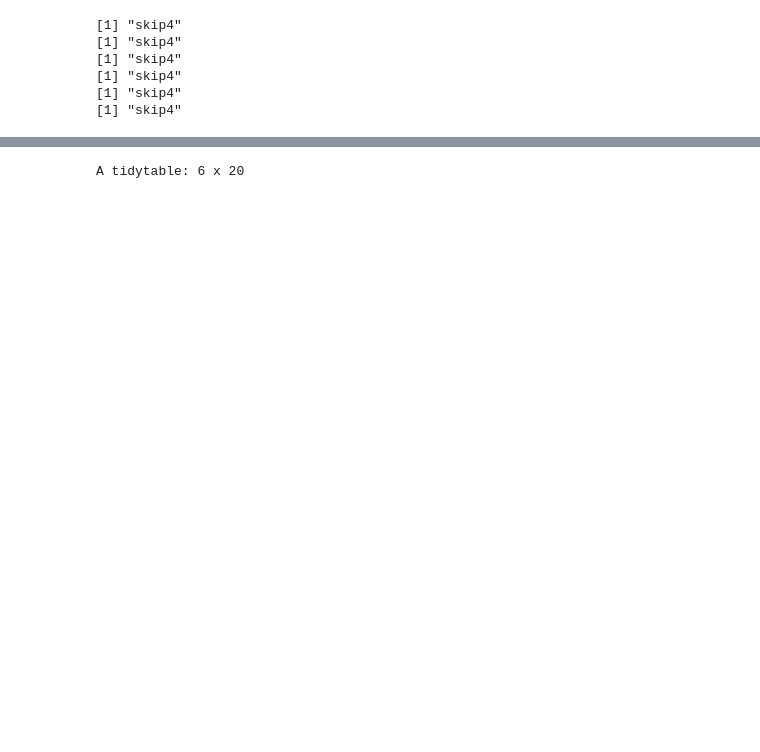
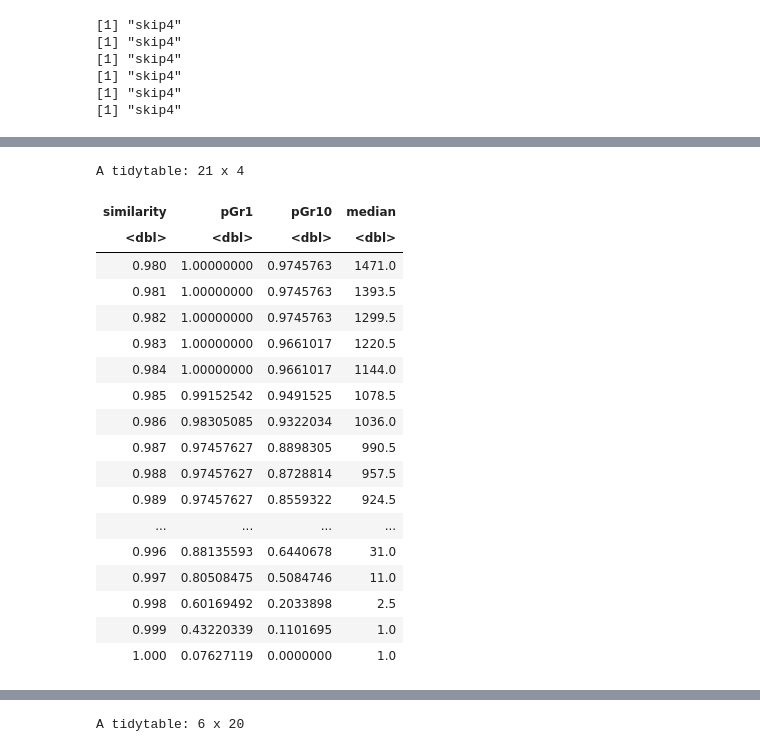
Before and after one commit to jnrunge/TRD, a Jupyter notebook: 03_GenomicSignals/01_pixy.ipynb, the cells around one changed output, grey strips where cells are left out. Saved outputs shown, nothing was run; the diff lists cells and outputs as text; code cells hidden in the pictures; blank space fills up the shorter version.

```diff
--- a/03_GenomicSignals/01_pixy.ipynb
+++ b/03_GenomicSignals/01_pixy.ipynb
@@ -181,3 +312,27 @@ for(c in crosses){
+# %%
+group_by(similarity_number_of_samples, similarity)%>%summarize(pGr1=sum(num_samples_similar_to_distorter>1)/n(),
+                                                              pGr10=sum(num_samples_similar_to_distorter>10)/n(),
+                                                              median=median(num_samples_similar_to_distorter))
+# %% [output]
+A tidytable: 21 x 4
+| similarity | pGr1 | pGr10 | median |
+| <dbl> | <dbl> | <dbl> | <dbl> |
+| 0.980 | 1.00000000 | 0.9745763 | 1471.0 |
+| 0.981 | 1.00000000 | 0.9745763 | 1393.5 |
+| 0.982 | 1.00000000 | 0.9745763 | 1299.5 |
+| 0.983 | 1.00000000 | 0.9661017 | 1220.5 |
+| 0.984 | 1.00000000 | 0.9661017 | 1144.0 |
+| 0.985 | 0.99152542 | 0.9491525 | 1078.5 |
+| 0.986 | 0.98305085 | 0.9322034 | 1036.0 |
+| 0.987 | 0.97457627 | 0.8898305 | 990.5 |
+| 0.988 | 0.97457627 | 0.8728814 | 957.5 |
+| 0.989 | 0.97457627 | 0.8559322 | 924.5 |
+| ... | ... | ... | ... |
+| 0.996 | 0.88135593 | 0.6440678 | 31.0 |
+| 0.997 | 0.80508475 | 0.5084746 | 11.0 |
+| 0.998 | 0.60169492 | 0.2033898 | 2.5 |
+| 0.999 | 0.43220339 | 0.1101695 | 1.0 |
+| 1.000 | 0.07627119 | 0.0000000 | 1.0 |
 # %%
 names(pop_files)
 # %% [output]
```
Also changed, not shown: parts of 14 cells of this notebook.
